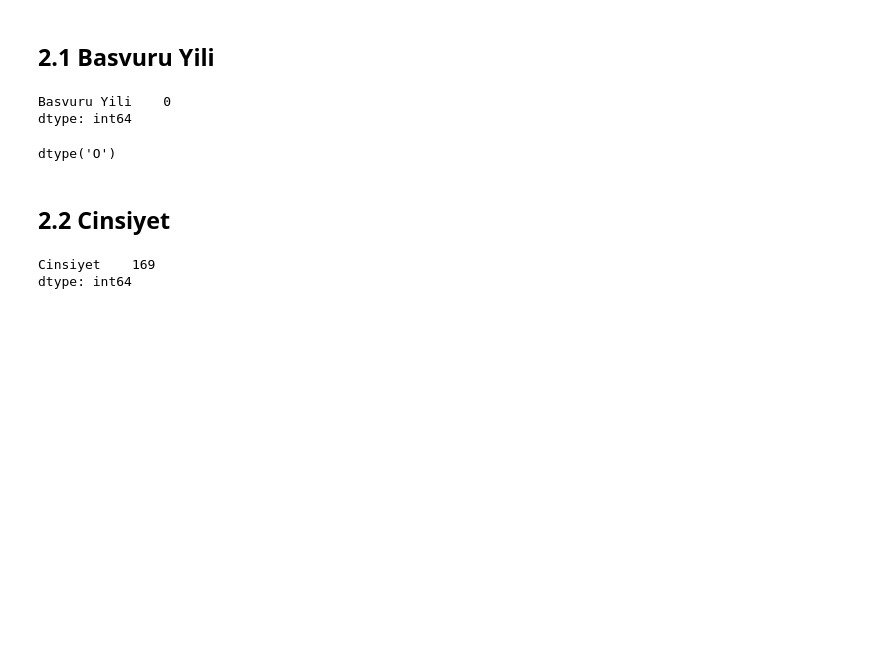
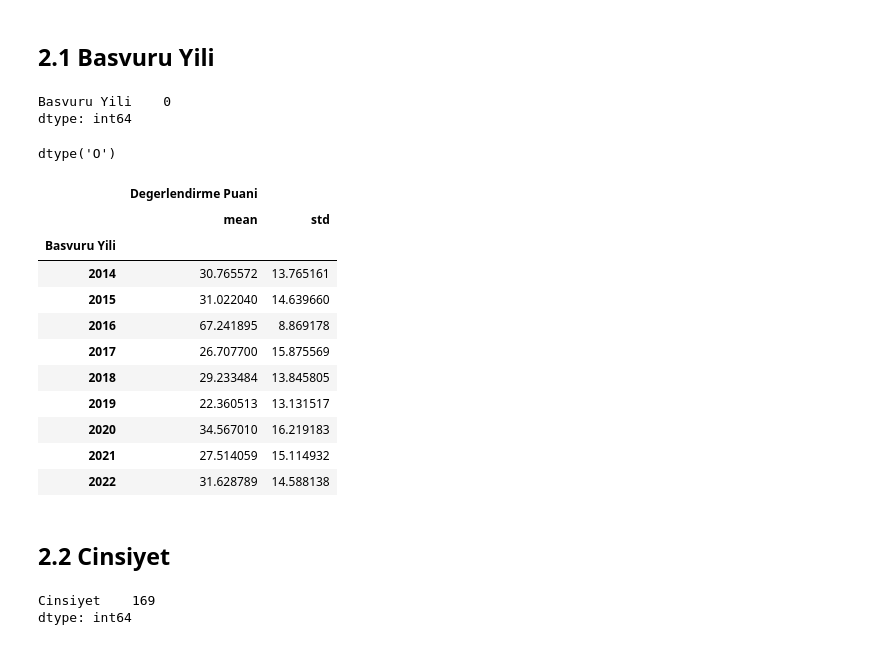
Before and after one commit to yusuferendolek/Datathon2024, a Jupyter notebook: datathon-reworked.ipynb, the cells around one changed output. Cells and saved outputs as stored; diff of their text form; code cells hidden in the pictures; blank space fills up the shorter version.

```diff
--- a/datathon-reworked.ipynb
+++ b/datathon-reworked.ipynb
@@ -162,6 +182,23 @@ train["Basvuru Yili"].dtype
 #Label Encoder kullanırız sonra belki bence dataya girmemesi gerekiyor
 # %% [output]
 dtype('O')
+# %%
+train.groupby("Basvuru Yili").agg({"Degerlendirme Puani": ["mean", "std"]})
+
+#2016 kicklenecek bence
+# %% [output]
+|  | Degerlendirme Puani |  |
+|  | mean | std |
+| Basvuru Yili |  |  |
+| 2014 | 30.765572 | 13.765161 |
+| 2015 | 31.022040 | 14.639660 |
+| 2016 | 67.241895 | 8.869178 |
+| 2017 | 26.707700 | 15.875569 |
+| 2018 | 29.233484 | 13.845805 |
+| 2019 | 22.360513 | 13.131517 |
+| 2020 | 34.567010 | 16.219183 |
+| 2021 | 27.514059 | 15.114932 |
+| 2022 | 31.628789 | 14.588138 |
 # %% [markdown]
 ## 2.2 Cinsiyet
 # %%
```
Also changed, not shown: parts of 67 cells of this notebook.
